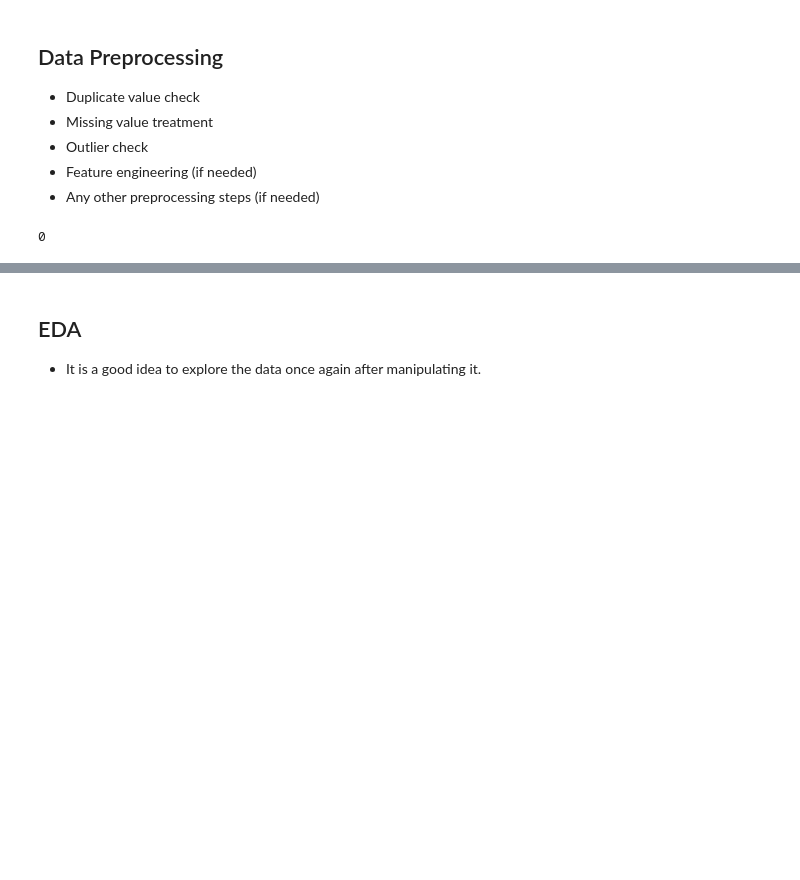
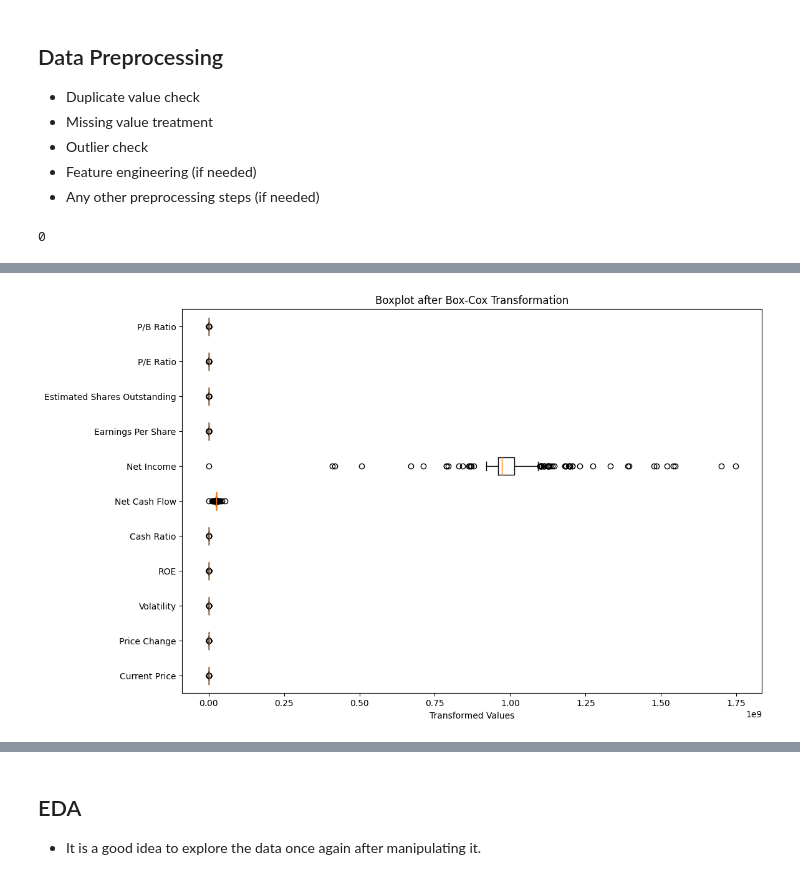
Before and after one commit to dunstanms/AI_BOOTCAMP, a Jupyter notebook: stock_data.ipynb, the cells around one changed output, grey strips where cells are left out. Drawn from its saved outputs; the diff is of its cells as text; code cells hidden in the pictures; blank space fills up the shorter version.

```diff
--- a/stock_data.ipynb
+++ b/stock_data.ipynb
@@ -288,0 +301,13 @@ df.duplicated().sum()
+# %%
+
+
+# Define a function to remove outliers using Box-Cox transformation
+def remove_outliers_boxcox(data):
+    # Added a small constant to handle zero and negative values--close to one
+    data = data - data.min() + 1e-6
+    transformed_data, _ = boxcox(data)
+    return transformed_data
+
+# Apply Box-Cox transformation to numerical columns
+transformed_numerical_columns = df[numerical_columns].apply(remove_outliers_boxcox)
+transformed_numerical_columns
@@ -288,0 +328,9 @@ df.duplicated().sum()
+# %%
+# Plot boxplots of the transformed columns
+plt.figure(figsize=(12, 8))
+plt.boxplot(transformed_numerical_columns.values, labels=numerical_columns, vert=False)
+plt.title('Boxplot after Box-Cox Transformation')
+plt.xlabel('Transformed Values')
+plt.show()
+# %% [output]
+[figure, added]
```
Also changed, not shown: parts of 21 cells of this notebook.
